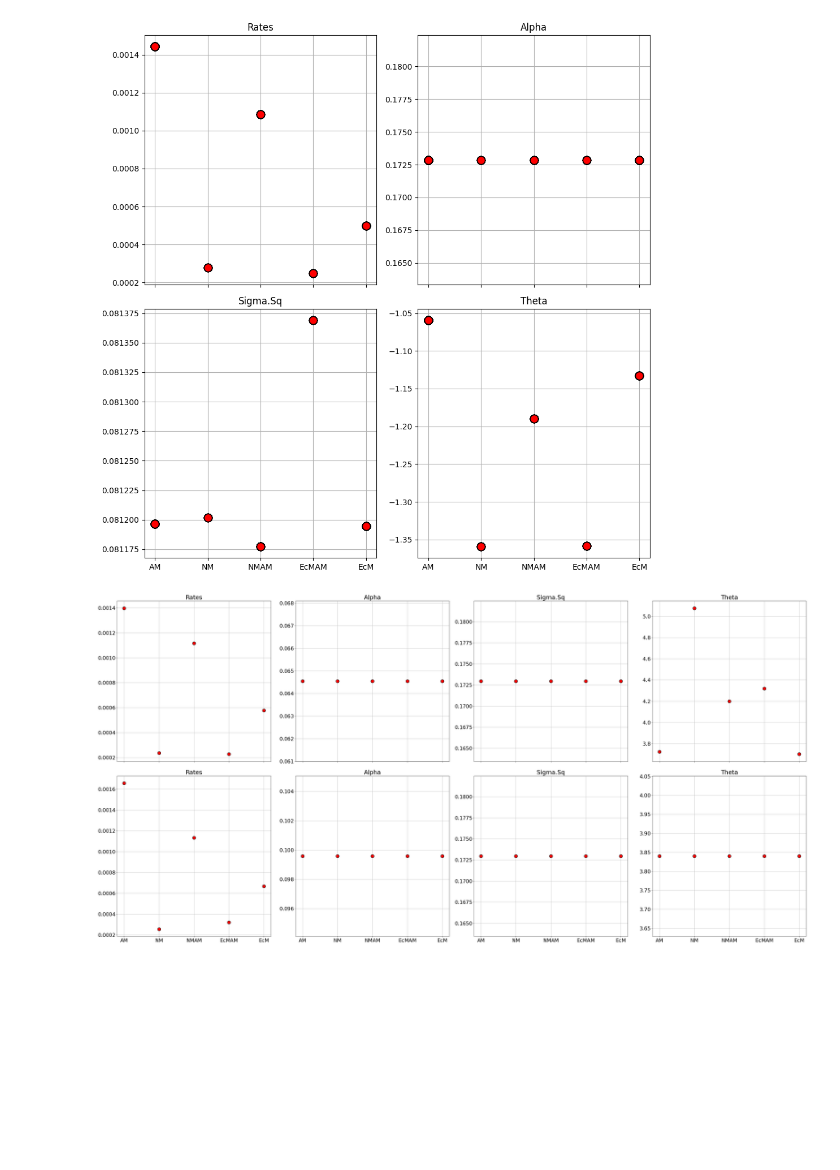
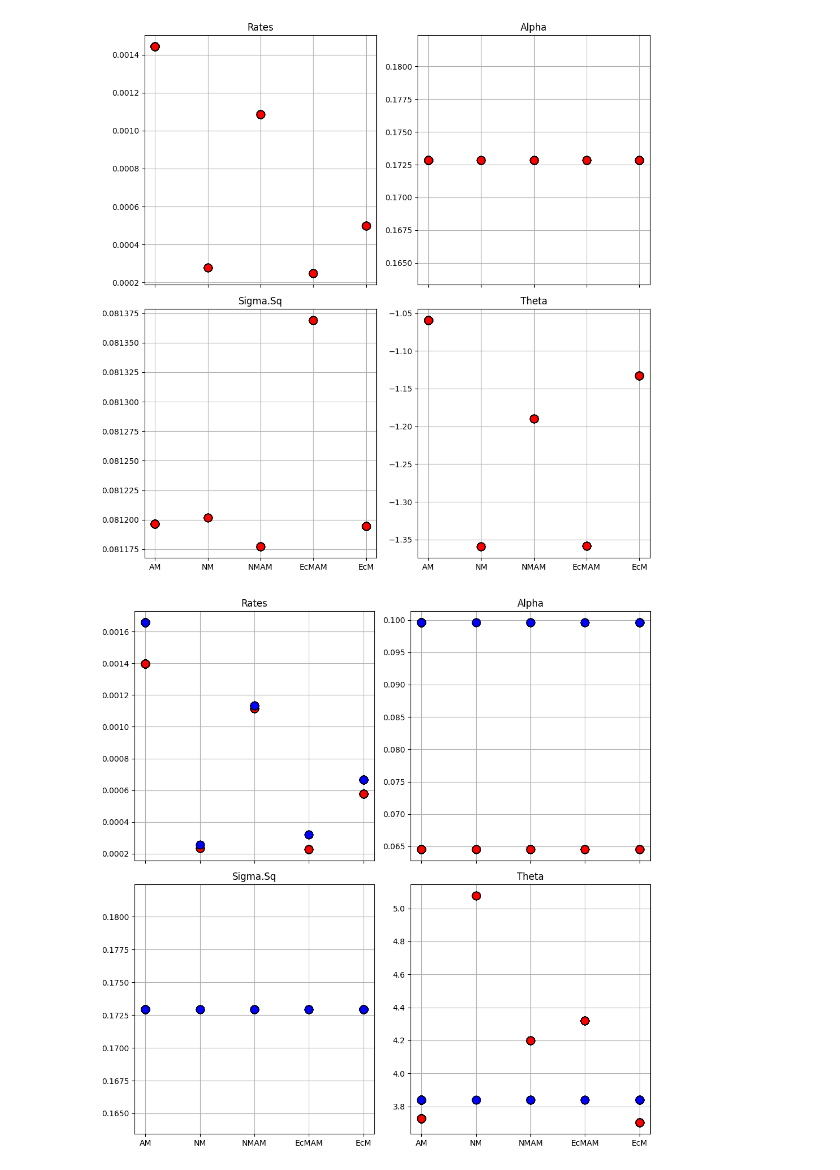
Before and after one commit to anoban/wsu, a Jupyter notebook: R/notebooks/plots.ipynb, the cells around one changed output. Drawn from its saved outputs; the diff is of its cells as text; code cells hidden in the pictures; blank space fills up the shorter version.

```diff
--- a/R/notebooks/plots.ipynb
+++ b/R/notebooks/plots.ipynb
@@ -73,30 +73,19 @@ plt.savefig(fname=r"../../plots/houwie_5states_994sp_summary_logrd.png", dpi=800
 # %% [output]
 [figure]
 # %%
-plt.rcParams["font.size"] = 20
-fig, axes = plt.subplots(nrows=2, ncols=4, sharex=True, sharey=False)
-fig.set_size_inches(40, 20)
+plt.rcParams["font.size"] = 10
+fig, axes = plt.subplots(nrows=2, ncols=2, sharex=True, sharey=False)
+fig.set_size_inches(10, 10)
 
-for (axis, col) in zip(axes[0], COLUMNS_OF_INTEREST): # first row
-    axis.scatter(x=summary.query(r"trait=='logSRL' and is_cd==True").tip_state,
-                 y=summary.query(r"trait=='logSRL' and is_cd==True").loc[:, col], s=150, edgecolor = "black",
-                 color="red"
-                )
-    axis.set_title(col.title())
-    axis.grid()
-    axis.set_axisbelow(True)
-
-for (axis, col) in zip(axes[1], COLUMNS_OF_INTEREST): # first row
-    axis.scatter(x=summary.query(r"trait=='logSRL' and is_cd==False").tip_state,
-                 y=summary.query(r"trait=='logSRL' and is_cd==False").loc[:, col], s=150, edgecolor = "black",
-                 color="red"
-                )
+for (axis, col) in zip(axes.flatten(), COLUMNS_OF_INTEREST): # first row
+    axis.scatter(x=summary.query(r"trait=='logSRL' and is_cd==True").tip_state, y=summary.query(r"trait=='logSRL' and is_cd==True").loc[:, col], s=100, edgecolor = "black", color="red")
+    axis.scatter(x=summary.query(r"trait=='logSRL' and is_cd==False").tip_state, y=summary.query(r"trait=='logSRL' and is_cd==False").loc[:, col], s=100, edgecolor = "black", color="blue", alpha=0.5)
     axis.set_title(col.title())
     axis.grid()
     axis.set_axisbelow(True)
 
 plt.tight_layout()
 # plt.show()
 plt.savefig(fname=r"../../plots/houwie_5states_994sp_summary_logsrl.png", dpi=800)
 # %% [output]
-[figure, old version]
+[figure, new version]
```
Also changed, not shown: 1 other file.
